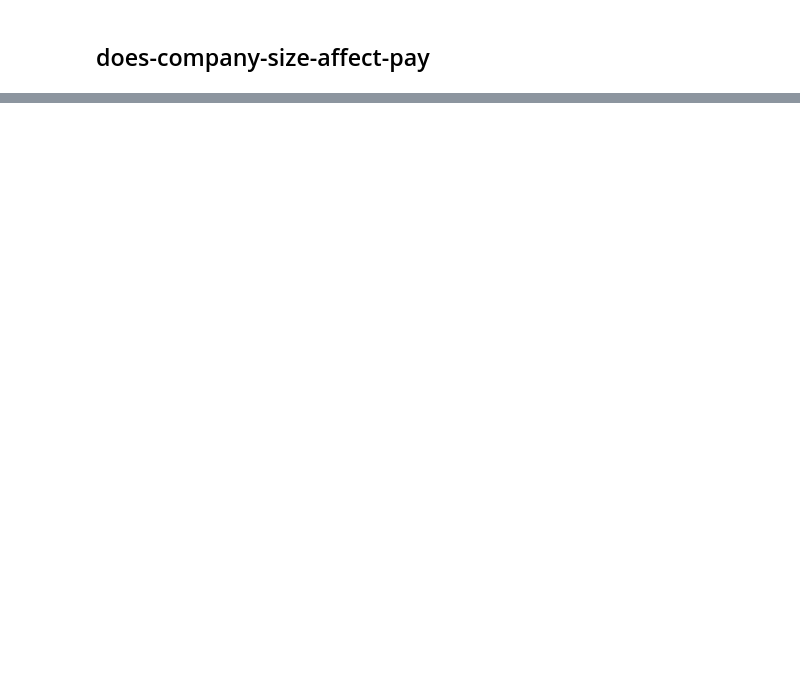
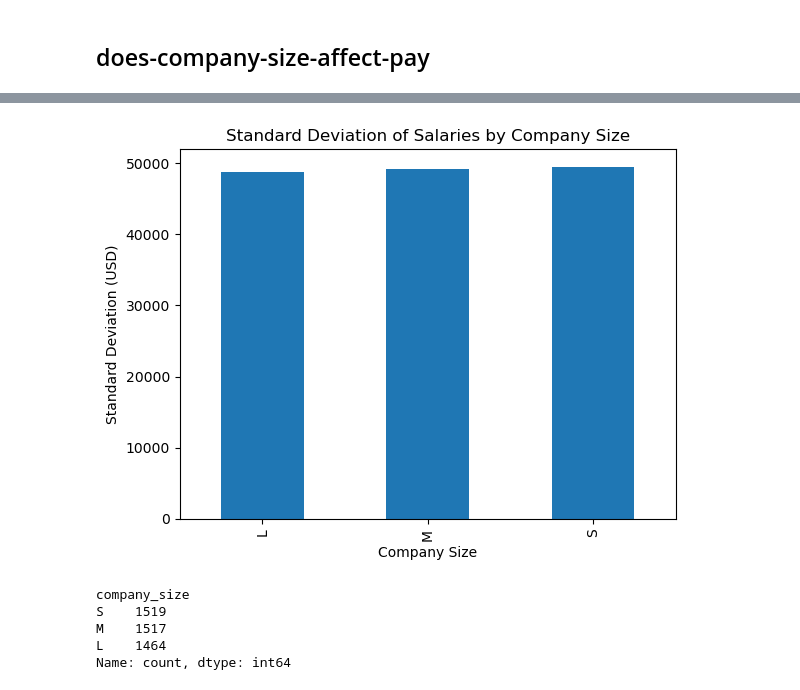
Before and after one commit to finn6666/Data_Science_Analysis, a Jupyter notebook: Data science dataset.ipynb, the cells around one changed output, grey strips where cells are left out. Drawn from its saved outputs; the diff is of its cells as text; code cells hidden in the pictures; blank space fills up the shorter version.

```diff
--- a/Data science dataset.ipynb
+++ b/Data science dataset.ipynb
@@ -174,0 +201,20 @@ Throughout the data range, hybrid work seems to be the most popular approach ado
+# %%
+std_dev = data.groupby("company_size")["salary_in_usd"].std()
+
+std_dev = std_dev.round()
+
+# Plot the standard deviation as a bar chart
+std_dev.plot(kind="bar", title="Standard Deviation of Salaries by Company Size")
+plt.xlabel("Company Size")
+plt.ylabel("Standard Deviation (USD)")
+plt.show()
+# %% [output]
+[figure, added]
+# %%
+data['company_size'].value_counts()
+# %% [output]
+company_size
+S    1519
+M    1517
+L    1464
+Name: count, dtype: int64
```
Also changed, not shown: parts of 8 cells of this notebook.
